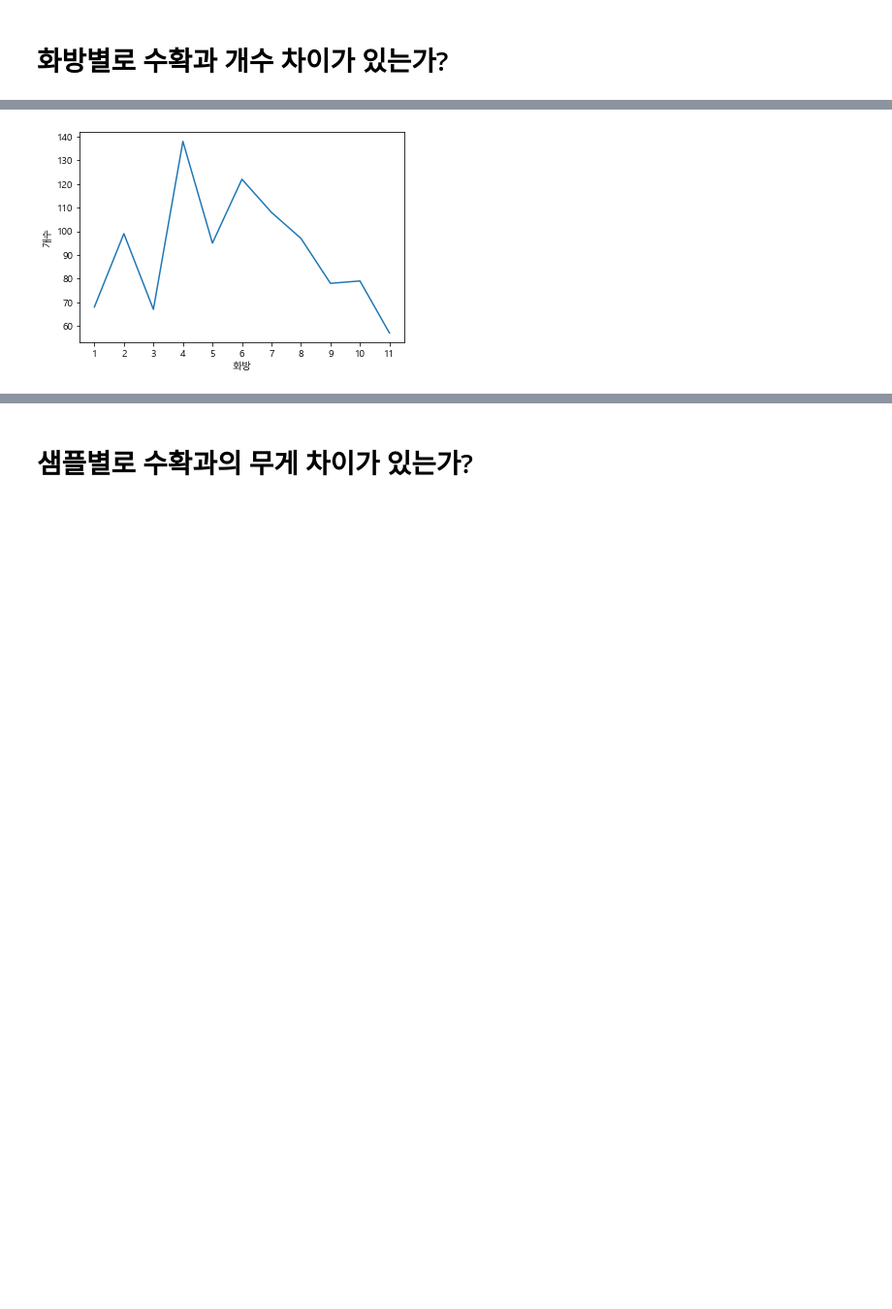
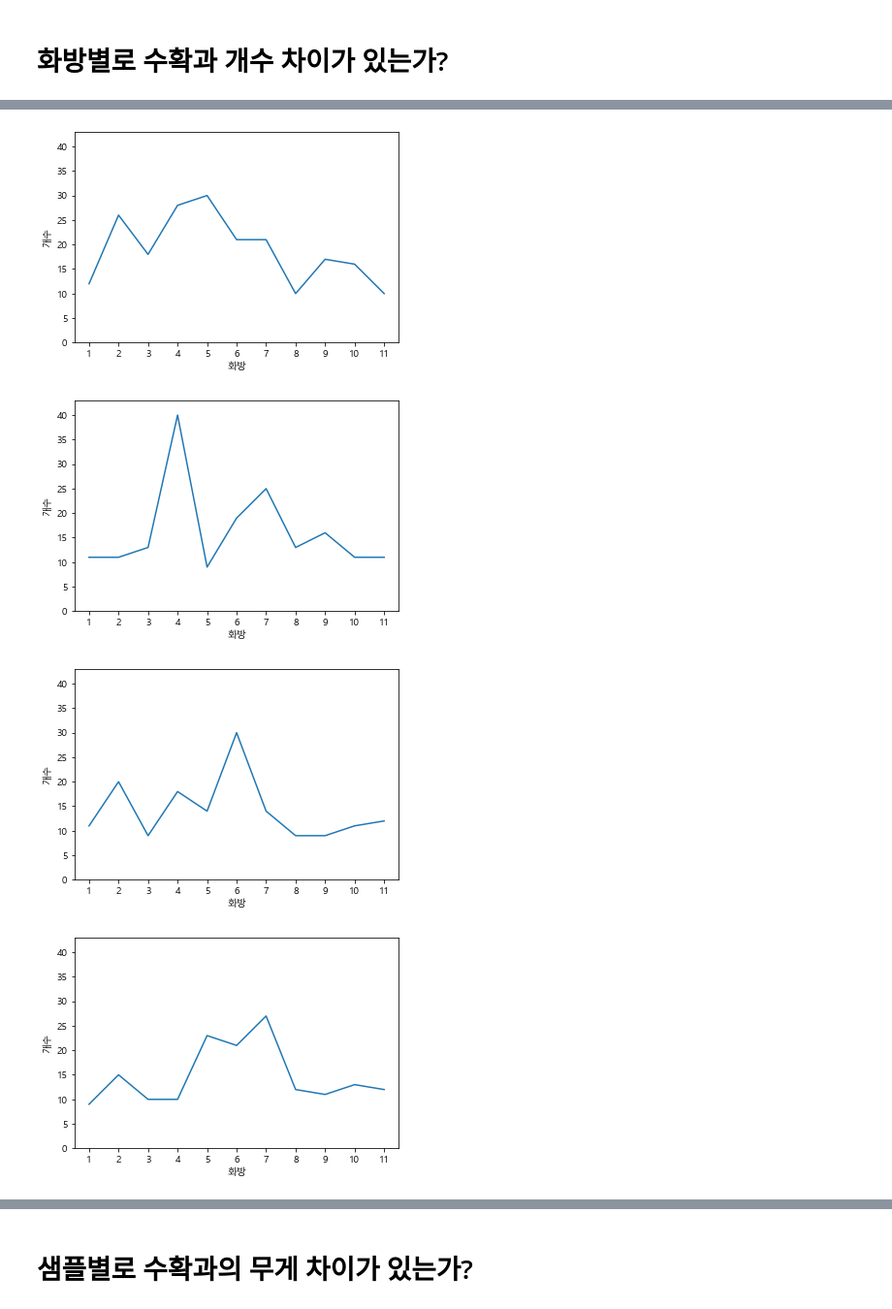
Before and after one commit to meucham11/nong_intern, a Jupyter notebook: 방울토마토/1920/아리울.ipynb, the cells around one changed output, grey strips where cells are left out. Shown at 97% size. Cells and saved outputs as stored; diff of their text form; code cells hidden in the pictures; blank space fills up the shorter version.

```diff
--- a/방울토마토/1920/아리울.ipynb
+++ b/방울토마토/1920/아리울.ipynb
@@ -1018,8 +930,8 @@ sp.posthoc_conover(harvest_cnt,
 # %% [markdown]
 # 화방별로 수확과 개수 차이가 있는가?
 # %%
-harvest_cnt = harvest_data1[['날짜','화방','과중(g)']].pivot_table(index=['화방'],values='과중(g)',aggfunc='count').reset_index()
-harvest_cnt.columns=['화방','개수']
+harvest_cnt = harvest_data1[['샘플','날짜','화방','과중(g)']].pivot_table(index=['샘플','화방'],values='과중(g)',aggfunc='count').reset_index()
+harvest_cnt.columns=['샘플','화방','개수']
 harvest_cnt['화방']=harvest_cnt['화방'].astype(str)
 harvest_cnt
 # %% [output]
@@ -1038,7 +955,13 @@ harvest_cnt
 # %%
-ax = plt.subplot(1,1,1)
-sns.lineplot(harvest_cnt['화방'],harvest_cnt['개수'],sort=False)
-ax.set_xticklabels(harvest_cnt['화방'])
-plt.show()
+for i in range(6):
+    df = harvest_cnt[harvest_cnt['샘플']==i+1]
+    ax = plt.subplot(1,1,1)
+    sns.lineplot(df['화방'],df['개수'],sort=False)
+    ax.set_xticklabels(df['화방'])
+    plt.ylim([0,max(harvest_cnt['개수'])+3])
+    plt.show()
 # %% [output]
-[figure, old version]
+[figure, new version]
+[figure, added]
+[figure, added]
+[figure, added]
```
Also changed, not shown: parts of 19 cells of this notebook.
